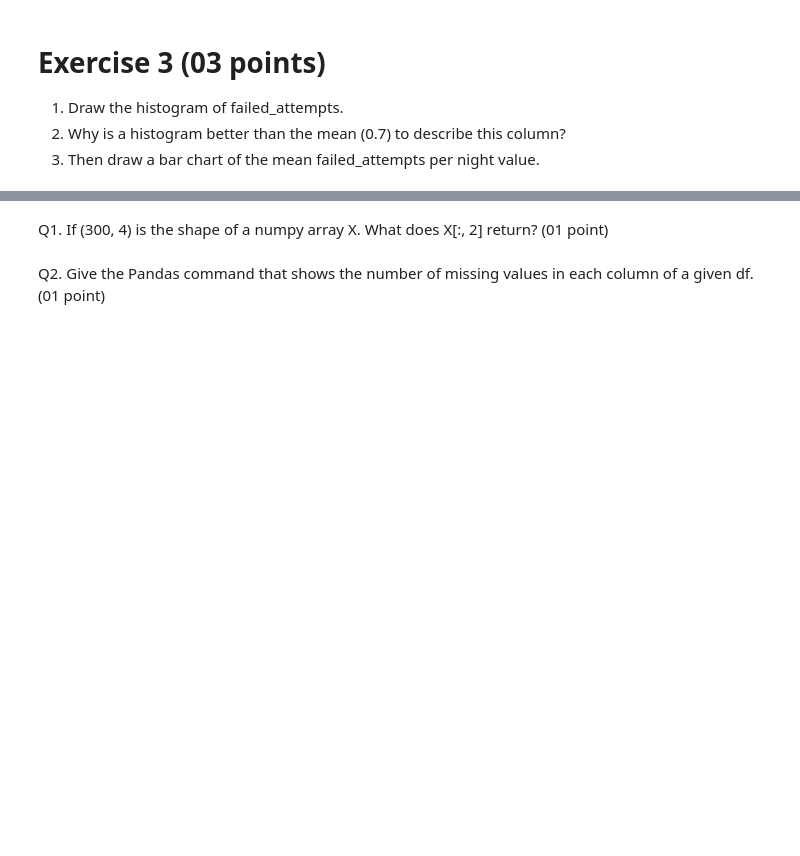
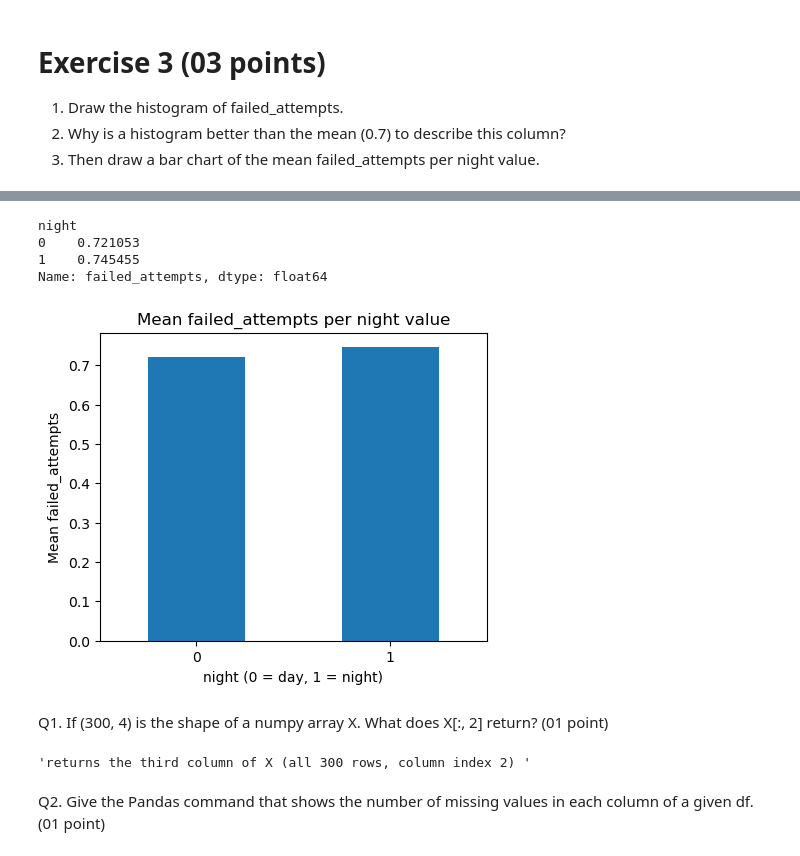
Before and after one commit to aminebendrissepro-cloud/amine-bendrisse-mldls, a Jupyter notebook: TP1.ipynb, the cells around one changed output, grey strips where cells are left out. Saved outputs shown, nothing was run; the diff lists cells and outputs as text; code cells hidden in the pictures; blank space fills up the shorter version.

```diff
--- a/TP1.ipynb
+++ b/TP1.ipynb
@@ -139,3 +184,23 @@ log = pd.DataFrame({"user":    rng.choice(["ali", "sara", "yacine", "nour", "kar
+# %%
+# 3. Draw a bar chart of the mean failed_attempts per night value.
+if "night" not in log.columns:
+    log["night"] = ((log["hour"] >= 22) | (log["hour"] < 6)).astype(int)
+
+mean_by_night = log.groupby("night")["failed_attempts"].mean()
+print(mean_by_night)
+
+mean_by_night.plot(kind="bar", figsize=(5, 4), rot=0)
+plt.xlabel("night (0 = day, 1 = night)")
+plt.ylabel("Mean failed_attempts")
+plt.title("Mean failed_attempts per night value")
+plt.show()
+# Write your code here
+# %% [output]
+night
+0    0.721053
+1    0.745455
+Name: failed_attempts, dtype: float64
+[figure, added]
 # %%
 # Auttograded cell - Skip it
 # %% [markdown]
@@ -143,7 +208,10 @@ Q1. If (300, 4) is the shape of a numpy array X.
 What does X[:, 2] return? (01 point)
 # %%
 # Write your code here
+"returns the third column of X (all 300 rows, column index 2) "
 # Please write a sentence response instead of code
+# %% [output]
+'returns the third column of X (all 300 rows, column index 2) '
 # %% [markdown]
 Q2. Give the Pandas command that shows the number of missing values in each column of a given df. (01 point)
 # %%
```
Also changed, not shown: parts of 22 cells of this notebook.
